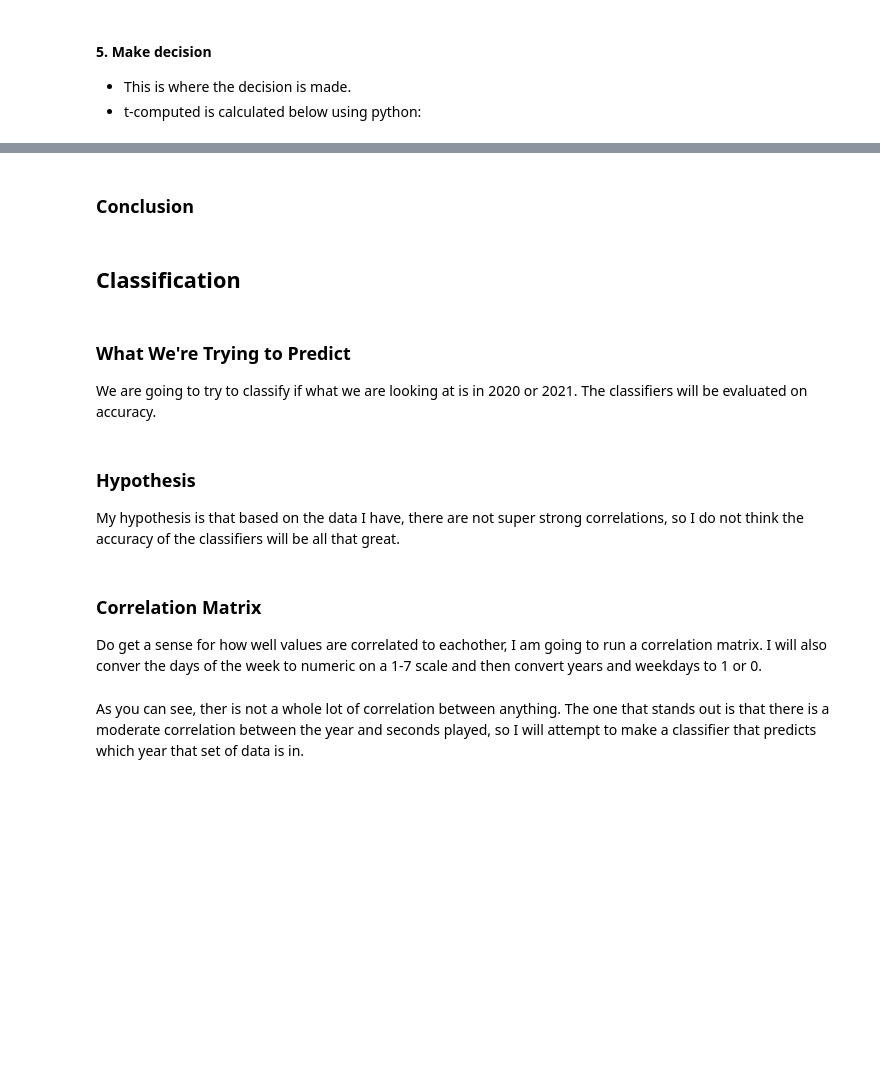
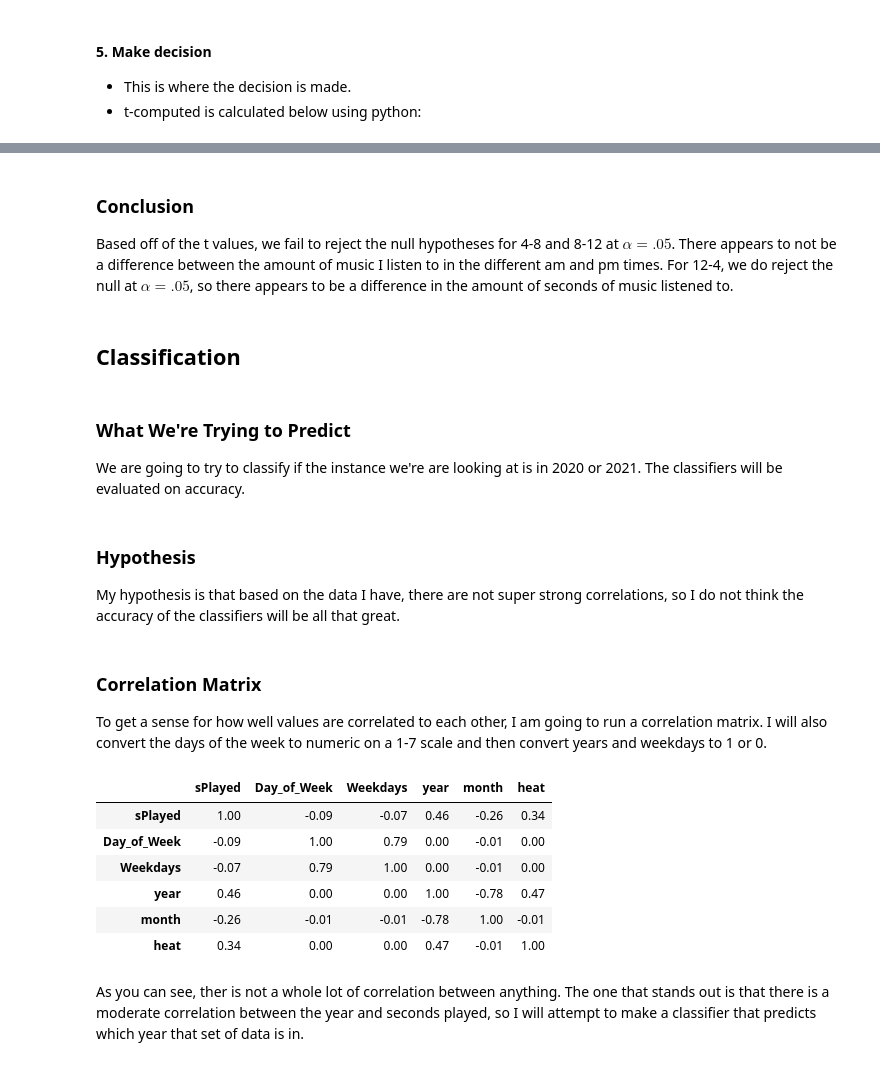
Before and after one commit to dylaneck/Dylan-Eck-Final-Project, a Jupyter notebook: Main.ipynb, the cells around one changed output, grey strips where cells are left out. Cells and saved outputs as stored; diff of their text form; code cells hidden in the pictures; blank space fills up the shorter version.

```diff
--- a/Main.ipynb
+++ b/Main.ipynb
@@ -160,11 +162,11 @@ print(streaming_df)
 ### Data Cleaning Pt. 5
 Now I want to make it so that there is only 1 row per day, not 1 row for every song that I have listened to. So I created a function that uses the .groupby function to group each instance by the same value, in this case dates. This would then return a new dataframe. Along with this, I grouped data by weekends and weekdays, which were previously added to the main dataframe. This function also worked to seperate the weekdays and weekends into two different dataframes after all of the data for each day was aggrigated into one row. I will then manually fill in dates that I did not listen to music with "0" in sPlayed and necessary values for other columns so that dependant t-test can be preformed. I will then add columns with the month, year, and wherether it is a hot month or a cold month(1 = yes, 0 = no). Along with this, data for each weekday will be aggrigated. I will also make seperate dataframes for each weekday and then weekdays and weekends as a whole.
 # %%
-days_ser = utils.pool_by_day(streaming_df, "day.csv")
-days_ser = utils.seperate_dates(days_ser)
-days_ser = utils.make_warm_cold(days_ser)
-days_ser = utils.clean_months(days_ser)
-week_df, wend_df, monday_df, tuesday_df, wednesday_df, thursday_df, friday_df, saturday_df, sunday_df = utils.make_sep_df(days_ser)
+days_df = utils.pool_by_day(streaming_df, "day.csv")
+days_df = utils.seperate_dates(days_df)
+days_df = utils.make_warm_cold(days_df)
+days_df = utils.clean_months(days_df)
+week_df, wend_df, monday_df, tuesday_df, wednesday_df, thursday_df, friday_df, saturday_df, sunday_df = utils.make_sep_df(days_df)
 # %% [output]
            date  msPlayed    sPlayed Day_of_Week Weekdays  year  month  heat
 0    2020-09-17   8673232   8673.232    Thursday  Weekday  2020      9     1
@@ -343,21 +344,30 @@ utils.time_ttest(one_ser, two_ser, three_ser, four_ser, five_ser, six_ser)
 # %% [markdown]
 ### Conclusion
+Based off of the t values, we fail to reject the null hypotheses for 4-8 and 8-12 at $\alpha = .05$. There appears to not be a difference between the amount of music I listen to in the different am and pm times. For 12-4, we do reject the null at $\alpha = .05$, so there appears to be a difference in the amount of seconds of music listened to.
 # %% [markdown]
 ## Classification
 # %% [markdown]
 ### What We're Trying to Predict
-We are going to try to classify if what we are looking at is in 2020 or 2021. The classifiers will be evaluated on accuracy.
+We are going to try to classify if the instance we're are looking at is in 2020 or 2021. The classifiers will be evaluated on accuracy.
 # %% [markdown]
 ### Hypothesis
 My hypothesis is that based on the data I have, there are not super strong correlations, so I do not think the accuracy of the classifiers will be all that great.
 # %% [markdown]
 ### Correlation Matrix
-Do get a sense for how well values are correlated to eachother, I am going to run a correlation matrix. I will also conver the days of the week to numeric on a 1-7 scale and then convert years and weekdays to 1 or 0.
+To get a sense for how well values are correlated to each other, I am going to run a correlation matrix. I will also convert the days of the week to numeric on a 1-7 scale and then convert years and weekdays to 1 or 0.
 # %%
-rest_df  = days_ser.drop(columns=["msPlayed", "date"])
+rest_df  = days_df.drop(columns=["msPlayed", "date"])
 rest_df = utils.convert_numeric(rest_df)
 corr_df = rest_df.corr()
 corr_df.style.background_gradient(cmap='bwr').set_precision(2)
+# %% [output]
+|  | sPlayed | Day_of_Week | Weekdays | year | month | heat |
+| sPlayed | 1.00 | -0.09 | -0.07 | 0.46 | -0.26 | 0.34 |
+| Day_of_Week | -0.09 | 1.00 | 0.79 | 0.00 | -0.01 | 0.00 |
+| Weekdays | -0.07 | 0.79 | 1.00 | 0.00 | -0.01 | 0.00 |
+| year | 0.46 | 0.00 | 0.00 | 1.00 | -0.78 | 0.47 |
+| month | -0.26 | -0.01 | -0.01 | -0.78 | 1.00 | -0.01 |
+| heat | 0.34 | 0.00 | 0.00 | 0.47 | -0.01 | 1.00 |
 # %% [markdown]
 As you can see, ther is not a whole lot of correlation between anything. The one that stands out is that there is a moderate correlation between the year and seconds played, so I will attempt to make a classifier that predicts which year that set of data is in.
 # %% [markdown]
```
Also changed, not shown: parts of 32 cells of this notebook, 30 other files.
